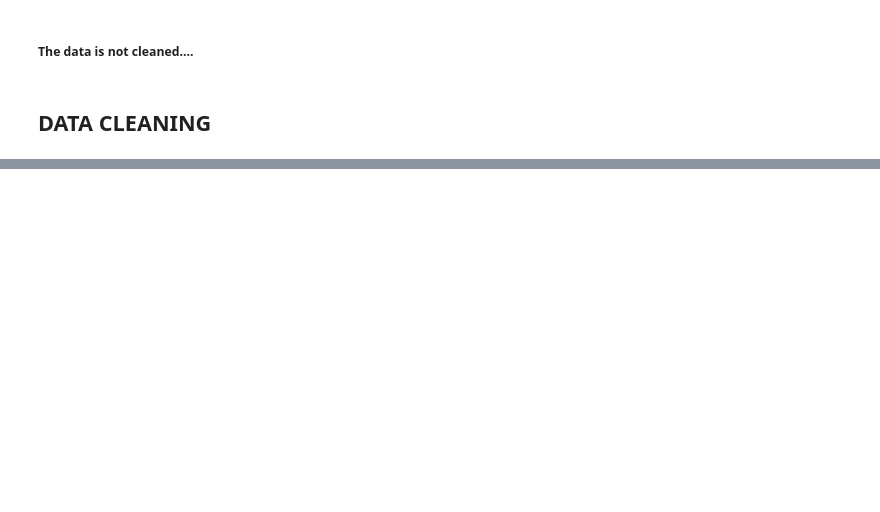
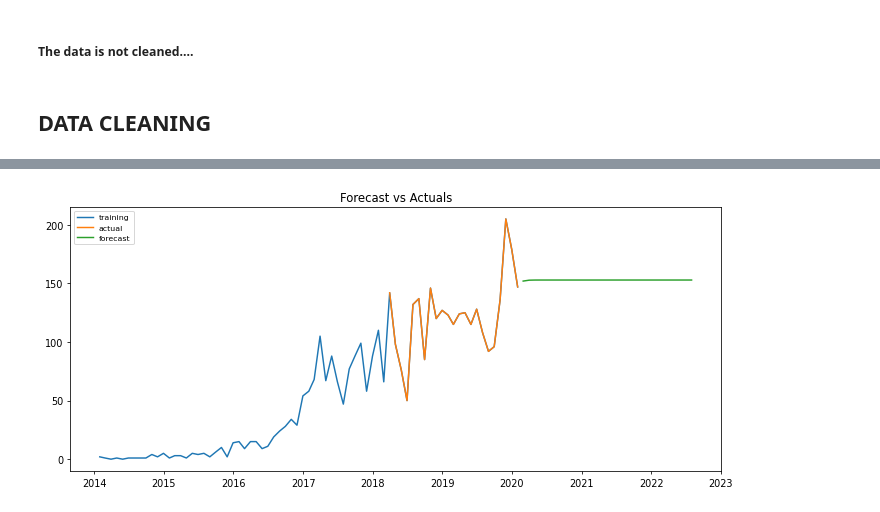
Before and after one commit to Zofserif/aida2-practice, a Jupyter notebook: aida-practical-quiz.ipynb, the cells around one changed output, grey strips where cells are left out. Drawn from its saved outputs; the diff is of its cells as text; code cells hidden in the pictures; blank space fills up the shorter version.

```diff
--- a/aida-practical-quiz.ipynb
+++ b/aida-practical-quiz.ipynb
@@ -105,0 +175,7 @@ netflix_df.describe().iloc[:,[0,1]]
+# %%
+## 6. Create a python code to predict future values. Is linear regression the appropriate method to use to predict future values? Why?
+ts=netflix_df.copy()
+ts_show=ts.groupby(pd.Grouper(key='date_added', axis=0, freq='M'))["show_id"].count()
+ts_show=ts_show.to_frame()
+ts_show = ts_show.rename({"show_id": "value"} , axis = 1)
+ts_show
@@ -105,0 +197,6 @@ netflix_df.describe().iloc[:,[0,1]]
+# %%
+## The data for prediction should start on the end of the dataset. This code block do that
+start_date = '2014-1-1'
+mask = (ts_show.index > start_date)
+ts_show=ts_show.loc[mask]
+ts_show
@@ -105,0 +218,25 @@ netflix_df.describe().iloc[:,[0,1]]
+# %%
+## Splitting into training and testing
+train = ts_show[:90]
+test = ts_show[50:]
+# %%
+# Build Model
+model = sm.tsa.arima.ARIMA(train, order=(1,1,1))
+fitted = model.fit()
+
+# Forecast
+fc= fitted.forecast(steps=30, alpha=0.05)  # 95% conf
+
+# Make as pandas series
+fc_series = pd.Series(fc)
+
+# Plot
+plt.figure(figsize=(12,5), dpi=70)
+plt.plot(train, label='training')
+plt.plot(test, label='actual')
+plt.plot(fc_series, label='forecast')
+plt.title('Forecast vs Actuals')
+plt.legend(loc='upper left', fontsize=8)
+plt.show()
+# %% [output]
+[figure, added]
```
Also changed, not shown: parts of 15 cells of this notebook, 1 other file.
